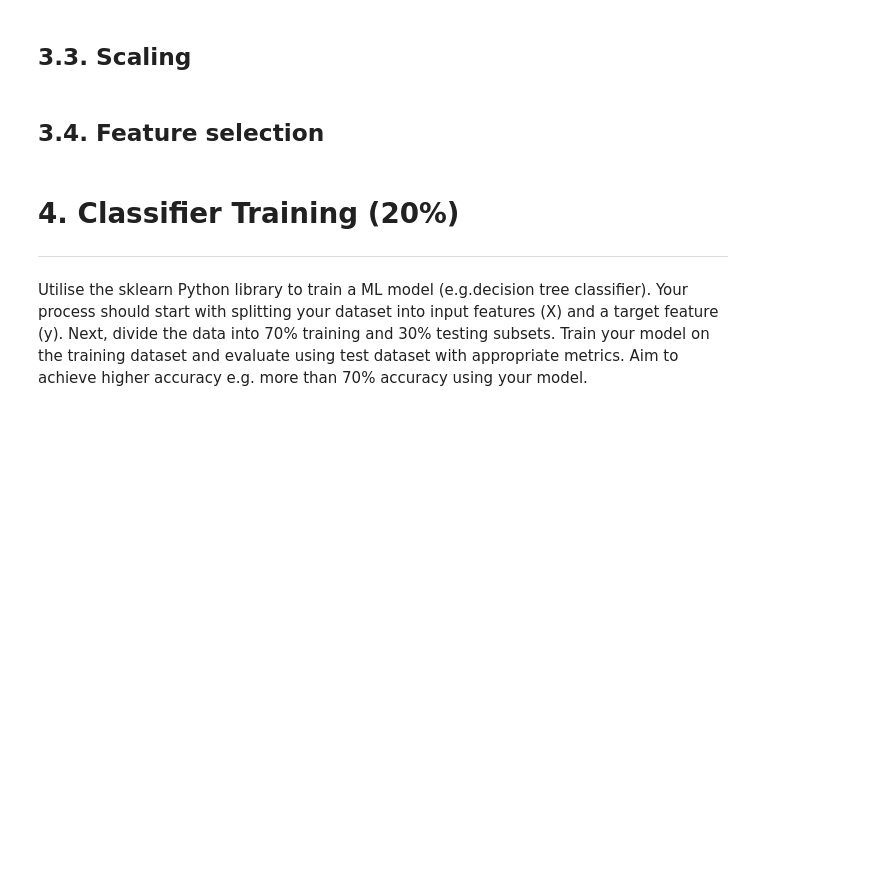
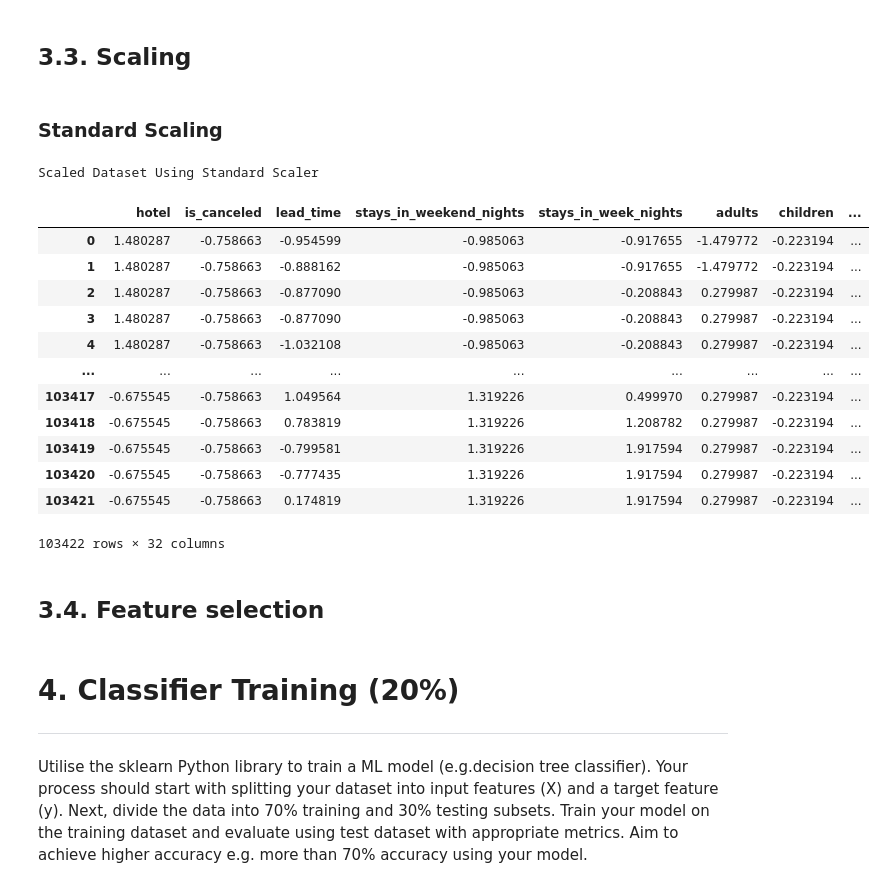
Before and after one commit to shehryarrashid/Data-Driven-AI, a Jupyter notebook: Hotel-Booking-Prediction/Coursework1_template_new1.ipynb, the cells around one changed output. Cells and saved outputs as stored; diff of their text form; code cells hidden in the pictures; blank space fills up the shorter version.

```diff
--- a/Hotel-Booking-Prediction/Coursework1_template_new1.ipynb
+++ b/Hotel-Booking-Prediction/Coursework1_template_new1.ipynb
@@ -549,0 +579,14 @@ bookings_data
+# %%
+# Apply OneHotEncoder to the 'distribution_channel' column
+ohe_coded = ohe.fit_transform(bookings_data[['distribution_channel']])
+
+# Convert the result into a DataFrame with proper column names
+one_hot_df = pd.DataFrame(ohe_coded,columns=ohe.get_feature_names_out(['distribution_channel']))
+
+# Drop the original 'distribution_channel' column
+bookings_data = bookings_data.drop('distribution_channel', axis=1)
+
+# Join the new one-hot encoded df back to the original
+bookings_data = bookings_data.join(one_hot_df)
+
+bookings_data
@@ -549,0 +609,7 @@ bookings_data
+# %%
+deposit_type = bookings_data.deposit_type.unique()
+
+# Using the manual replacing as its considerably small amount of unique values in the column -> (No Deposit,Non Refund,Refundable)
+bookings_data['deposit_type'] = bookings_data['deposit_type'].replace({deposit_type[0]: 0, deposit_type[1]: 1, deposit_type[2]: 2})
+
+bookings_data.deposit_type.value_counts()
@@ -549,0 +624,16 @@ bookings_data
+# %%
+# Categorical Data encoding using scikitlearn one hot encoding:
+
+# Apply OneHotEncoder to the 'customer_type' column
+ohe_coded = ohe.fit_transform(bookings_data[['customer_type']])
+
+# Convert the result into a DataFrame with proper column names
+one_hot_df = pd.DataFrame(ohe_coded,columns=ohe.get_feature_names_out(['customer_type']))
+
+# Drop the original 'customer_type' column
+bookings_data = bookings_data.drop('customer_type', axis=1)
+
+# Join the new one-hot encoded df back to the original
+bookings_data = bookings_data.join(one_hot_df)
+
+bookings_data
@@ -554,2 +656,27 @@ bookings_data
+# %% [markdown]
+### Standard Scaling
+# %%
+std_scaler = StandardScaler()
+
+bookings_data_standard = pd.DataFrame(std_scaler.fit_transform(bookings_data.values),columns=bookings_data.columns, index=bookings_data.index)
+
+print("Scaled Dataset Using Standard Scaler")
+
+bookings_data_standard
+# %% [output]
+Scaled Dataset Using Standard Scaler
+|  | hotel | is_canceled | lead_time | stays_in_weekend_nights | stays_in_week_nights | adults | children | ... |
+| 0 | 1.480287 | -0.758663 | -0.954599 | -0.985063 | -0.917655 | -1.479772 | -0.223194 | ... |
+| 1 | 1.480287 | -0.758663 | -0.888162 | -0.985063 | -0.917655 | -1.479772 | -0.223194 | ... |
+| 2 | 1.480287 | -0.758663 | -0.877090 | -0.985063 | -0.208843 | 0.279987 | -0.223194 | ... |
+| 3 | 1.480287 | -0.758663 | -0.877090 | -0.985063 | -0.208843 | 0.279987 | -0.223194 | ... |
+| 4 | 1.480287 | -0.758663 | -1.032108 | -0.985063 | -0.208843 | 0.279987 | -0.223194 | ... |
+| ... | ... | ... | ... | ... | ... | ... | ... | ... |
+| 103417 | -0.675545 | -0.758663 | 1.049564 | 1.319226 | 0.499970 | 0.279987 | -0.223194 | ... |
+| 103418 | -0.675545 | -0.758663 | 0.783819 | 1.319226 | 1.208782 | 0.279987 | -0.223194 | ... |
+| 103419 | -0.675545 | -0.758663 | -0.799581 | 1.319226 | 1.917594 | 0.279987 | -0.223194 | ... |
+| 103420 | -0.675545 | -0.758663 | -0.777435 | 1.319226 | 1.917594 | 0.279987 | -0.223194 | ... |
+| 103421 | -0.675545 | -0.758663 | 0.174819 | 1.319226 | 1.917594 | 0.279987 | -0.223194 | ... |
+103422 rows × 32 columns
 # %% [markdown]
 ## 3.4. Feature selection
```
Also changed, not shown: parts of 16 cells of this notebook, 5 other files.
